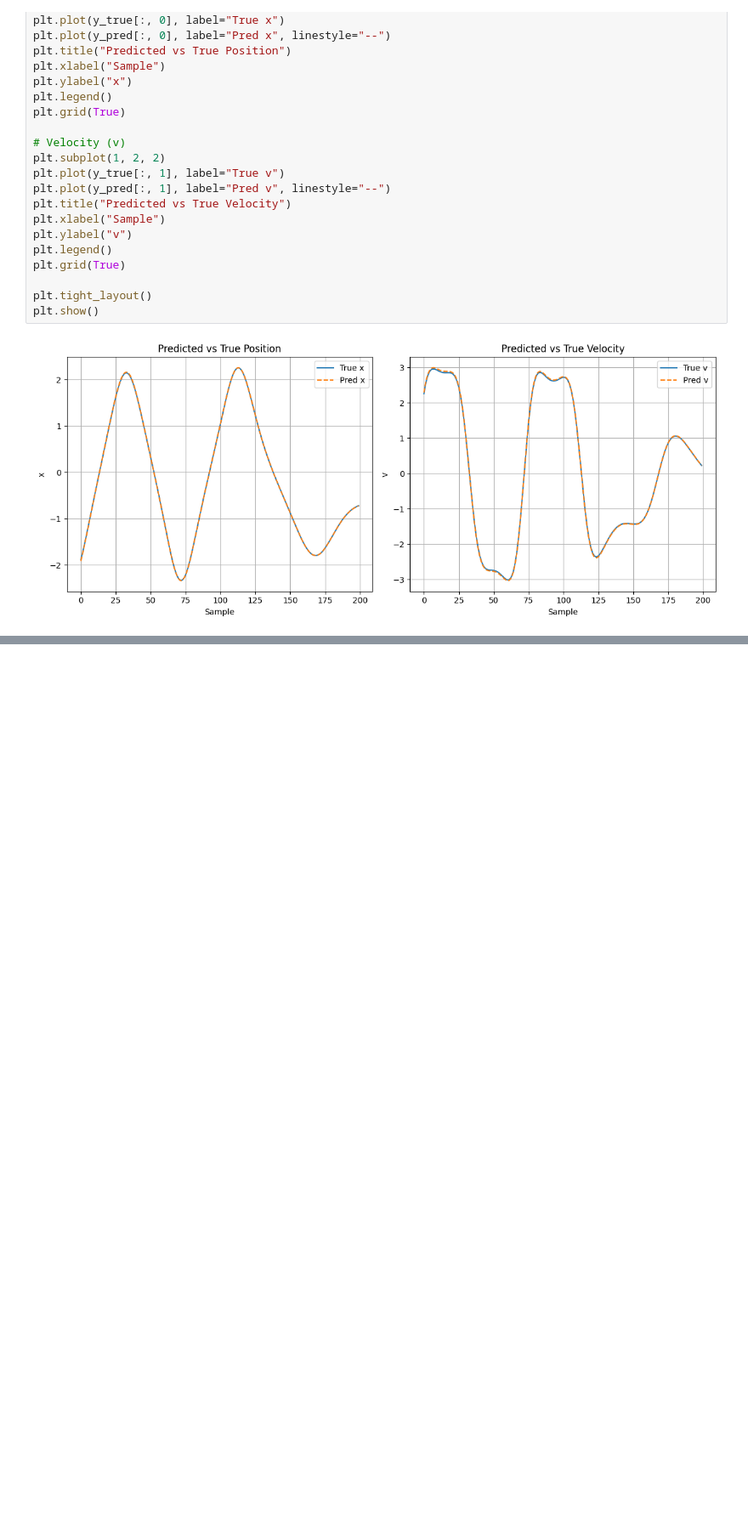
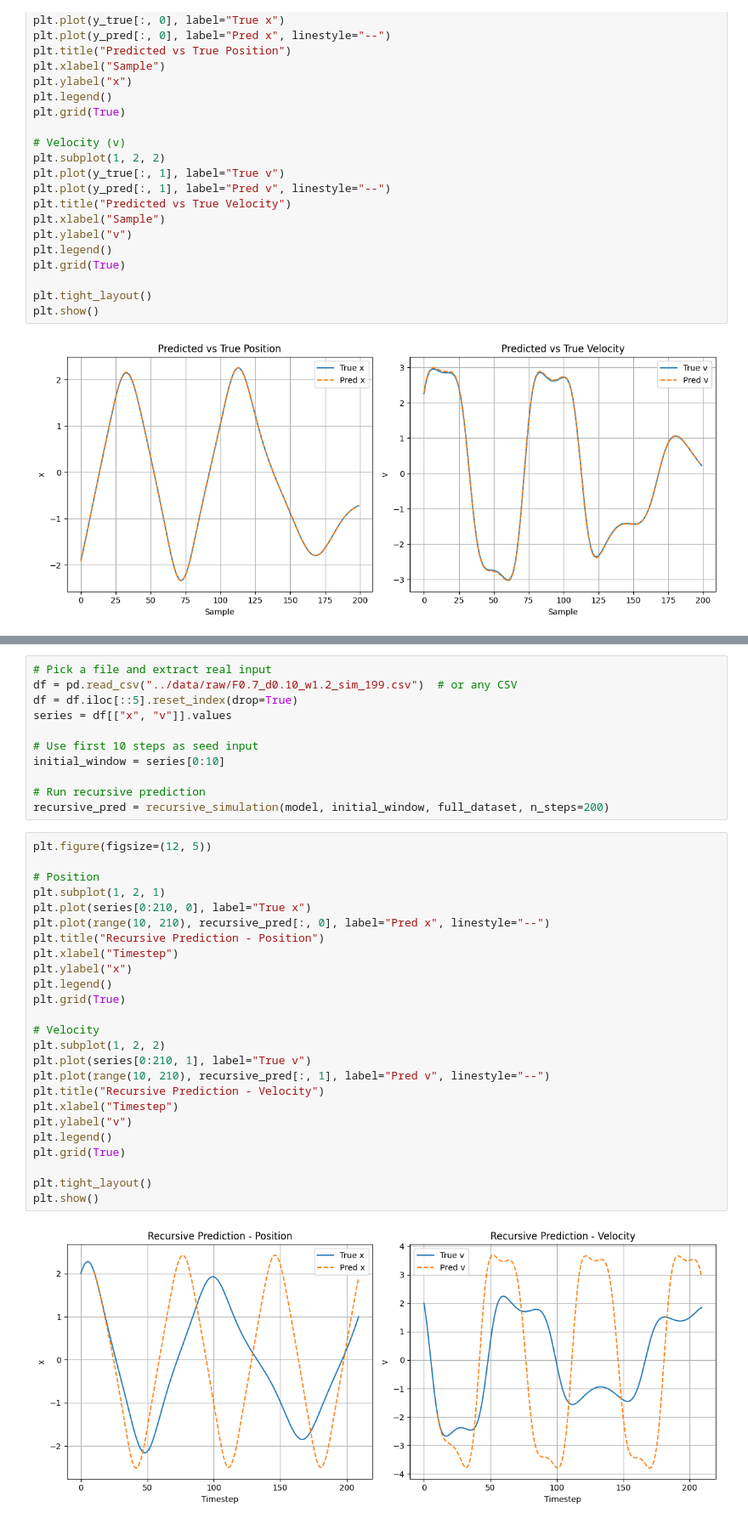
Before and after one commit to Mustafa-Meric-Kasap/duff-net-dynamics, a Jupyter notebook: notebooks/nn_modeling.ipynb, the cells around one changed output, grey strips where cells are left out. Shown: that part at 85% size. Saved outputs shown, nothing was run; the diff lists cells and outputs as text; blank space fills up the shorter version.

Commit message:
Train, validate, test model

```diff
--- a/notebooks/nn_modeling.ipynb
+++ b/notebooks/nn_modeling.ipynb
@@ -299,0 +327,38 @@ plt.show()
+# %%
+# Pick a file and extract real input
+df = pd.read_csv("../data/raw/F0.7_d0.10_w1.2_sim_199.csv")  # or any CSV
+df = df.iloc[::5].reset_index(drop=True)
+series = df[["x", "v"]].values
+
+# Use first 10 steps as seed input
+initial_window = series[0:10]
+
+# Run recursive prediction
+recursive_pred = recursive_simulation(model, initial_window, full_dataset, n_steps=200)
+# %%
+plt.figure(figsize=(12, 5))
+
+# Position
+plt.subplot(1, 2, 1)
+plt.plot(series[0:210, 0], label="True x")
+plt.plot(range(10, 210), recursive_pred[:, 0], label="Pred x", linestyle="--")
+plt.title("Recursive Prediction - Position")
+plt.xlabel("Timestep")
+plt.ylabel("x")
+plt.legend()
+plt.grid(True)
+
+# Velocity
+plt.subplot(1, 2, 2)
+plt.plot(series[0:210, 1], label="True v")
+plt.plot(range(10, 210), recursive_pred[:, 1], label="Pred v", linestyle="--")
+plt.title("Recursive Prediction - Velocity")
+plt.xlabel("Timestep")
+plt.ylabel("v")
+plt.legend()
+plt.grid(True)
+
+plt.tight_layout()
+plt.show()
+# %% [output]
+[figure, added]
```
Also changed, not shown: parts of 1 cell of this notebook.
